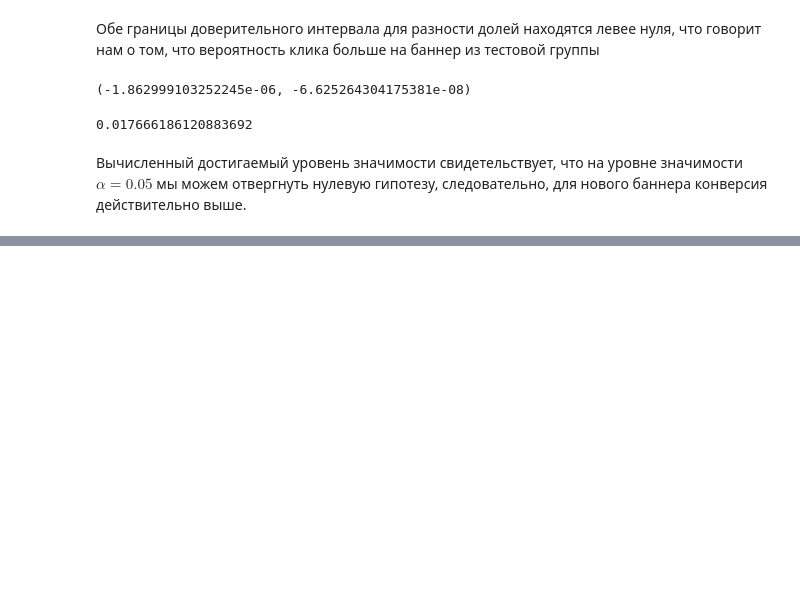
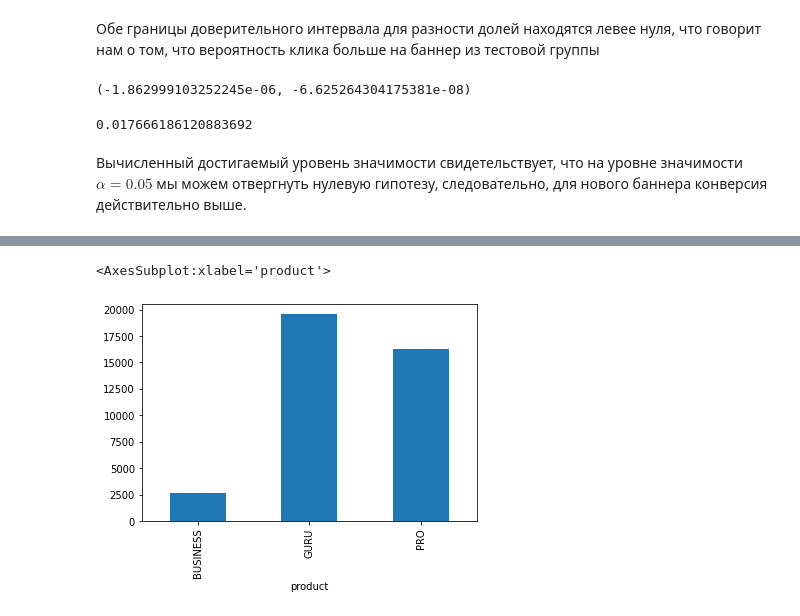
Before and after one commit to yukontaf/HeadRepo, a Jupyter notebook: NRepo/DSw-190B.ipynb, the cells around one changed output, grey strips where cells are left out. Cells and saved outputs as stored; diff of their text form; code cells hidden in the pictures; blank space fills up the shorter version.

```diff
--- a/NRepo/DSw-190B.ipynb
+++ b/NRepo/DSw-190B.ipynb
@@ -176,0 +257,4 @@ proportions_diff_z_test(z_stat, alternative='less')
+# %%
+df['month']= pd.cut(df['transactionTime'].astype('datetime64[M]'), 37)
+# pd.pivot_table(df, index='month', values='amount', aggfunc='sum');
+df.groupby
@@ -176,0 +275,5 @@ proportions_diff_z_test(z_stat, alternative='less')
+# %%
+df.groupby(['product']).count()['userId'].plot(kind='bar')
+# %% [output]
+<AxesSubplot:xlabel='product'>
+[figure, added]
```
Also changed, not shown: parts of 14 cells of this notebook.
